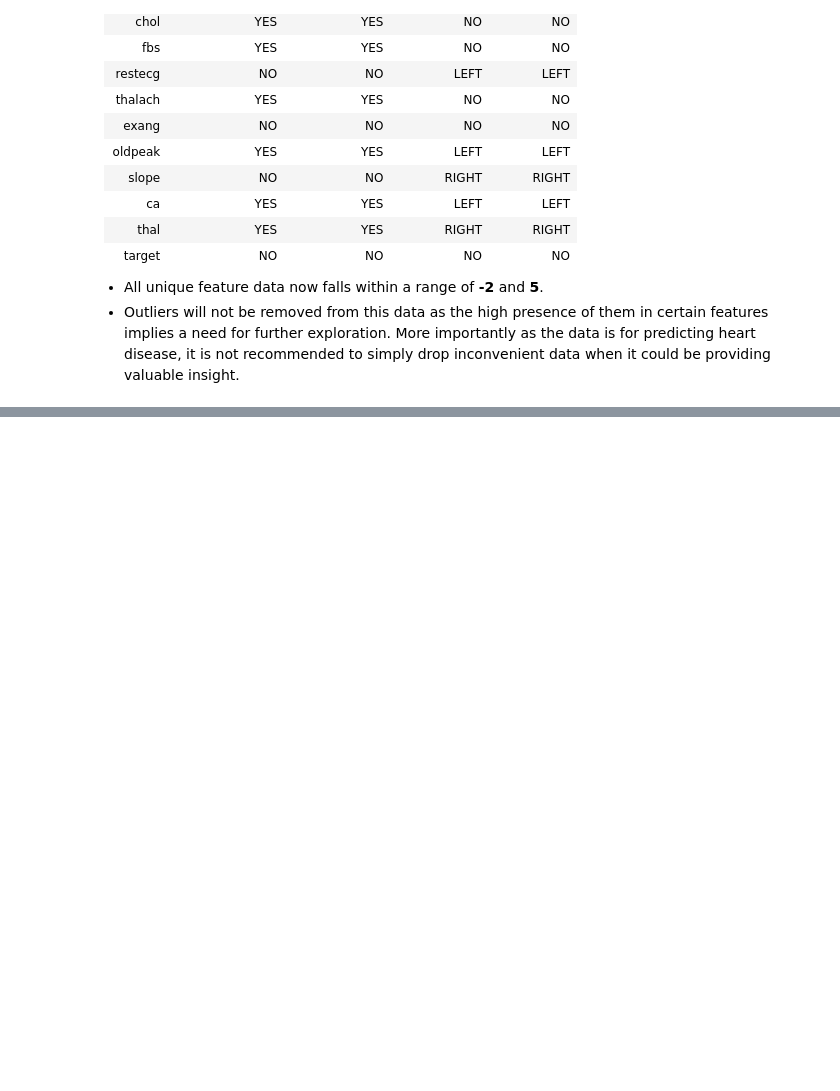
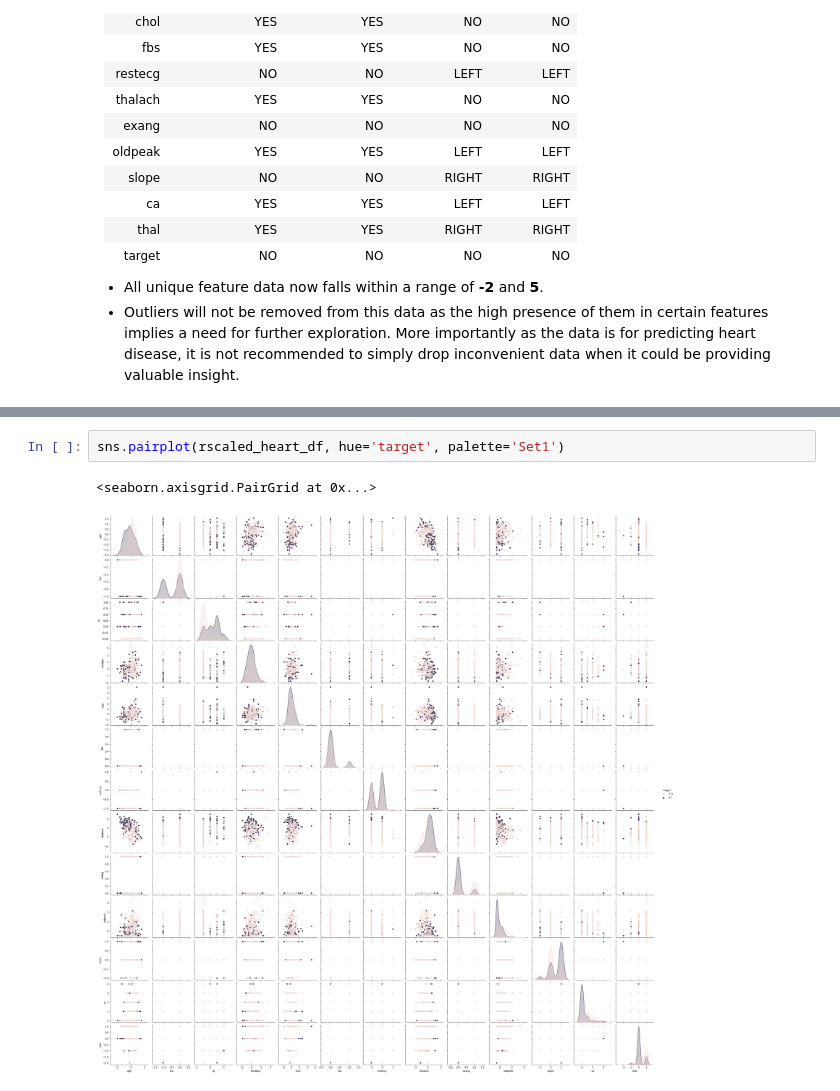
Before and after one commit to catstacks/TDADSAssignments, a Jupyter notebook: Neural_Networks.ipynb, the cells around one changed output, grey strips where cells are left out. Saved outputs shown, nothing was run; the diff lists cells and outputs as text; blank space fills up the shorter version.

```diff
--- a/Neural_Networks.ipynb
+++ b/Neural_Networks.ipynb
@@ -336,0 +396,5 @@ The table below demonstrates that the existence of outliers and skews for each f
+# %%
+sns.pairplot(rscaled_heart_df, hue='target', palette='Set1')
+# %% [output]
+<seaborn.axisgrid.PairGrid at 0x...>
+[figure, added]
```
Also changed, not shown: parts of 8 cells of this notebook.
